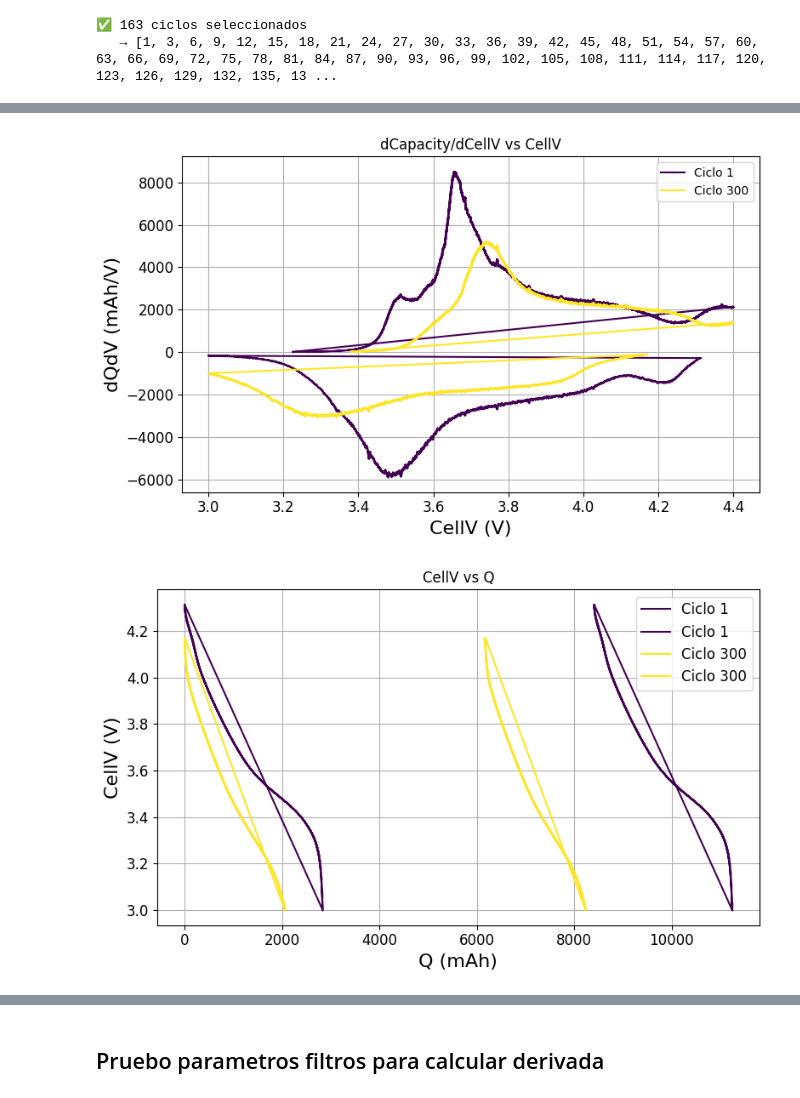
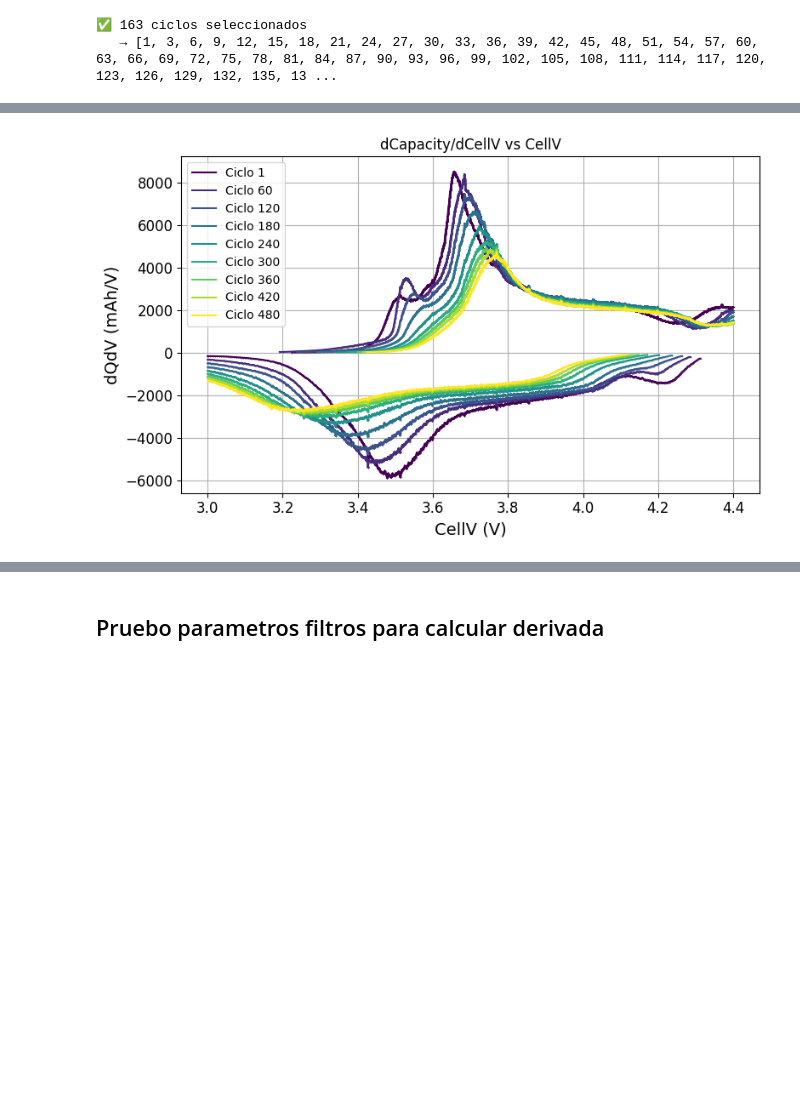
Before and after one commit to majodomenech/proc-icdv, a Jupyter notebook: notebooks/estudio12-dqdv-y-ajustes-45Cparte1-cada3.ipynb, the cells around one changed output, grey strips where cells are left out. Drawn from its saved outputs; the diff is of its cells as text; code cells hidden in the pictures; blank space fills up the shorter version.

Commit message:
hice andar loop 45 y graficos soh de todas las temp

```diff
--- a/notebooks/estudio12-dqdv-y-ajustes-45Cparte1-cada3.ipynb
+++ b/notebooks/estudio12-dqdv-y-ajustes-45Cparte1-cada3.ipynb
@@ -28,6 +28,13 @@ nombre_dataset = 'NMC-45C-parte1-cada3'
 path_json = f"../tmp/{nombre_dataset}.json"
 dict_ciclos_sep = pr.cargar_json(path_json)
 indices_ciclos = list(dict_ciclos_sep.keys())
+
+
+for ciclo, datos in dict_ciclos_sep.items():
+    for modo in ['Ch', 'Dis']:
+        df = datos[modo]
+        df_ordenado = df.sort_values('Time').reset_index(drop=True)
+        dict_ciclos_sep[ciclo][modo] = df_ordenado
 # %% [output]
 Estructura: dict_ciclos_sep = {ciclo: {"Ch": df_ciclo_ch, "Dis": df_ciclo_dis}}
 Total de ciclos en el JSON: 164
@@ -54,12 +61,9 @@ pl.plot_n_cycles_dqdv(ciclos_sel_todos, dict_ciclos_sep)
 # %%
-ciclos_sel_grafico = [ciclos_sel_todos[i] for i in range(len(ciclos_sel_todos)) if i % 100 == 0]
+ciclos_sel_grafico = [ciclos_sel_todos[i] for i in range(len(ciclos_sel_todos)) if i % 20 == 0]
 
 pl.plot_n_cycles_dqdv(ciclos_sel_grafico, dict_ciclos_sep)
-
-pl.plot_n_cycles(ciclos_sel_grafico, dict_ciclos_sep, 'Q', 'CellV')
 # %% [output]
-[figure, old version]
+[figure, new version]
-[figure, removed]
 # %%
 # --- Vemos resolución datos ---
 
```
Also changed, not shown: parts of 13 cells of this notebook, 3 other files.
